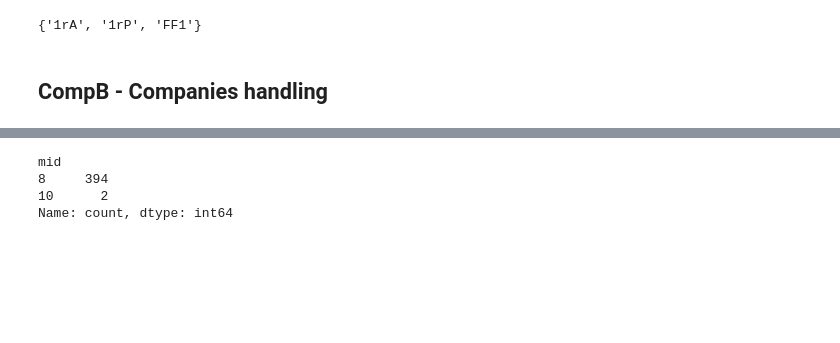
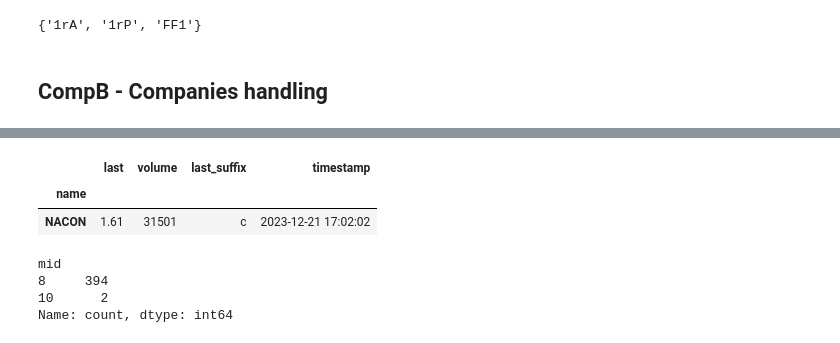
Before and after one commit to camilziane/bourse_big_data, a Jupyter notebook: analyzer/analyzer_playground.ipynb, the cells around one changed output, grey strips where cells are left out. Saved outputs shown, nothing was run; the diff lists cells and outputs as text; code cells hidden in the pictures; blank space fills up the shorter version.

```diff
--- a/analyzer/analyzer_playground.ipynb
+++ b/analyzer/analyzer_playground.ipynb
@@ -212,3 +245,9 @@ dfs_compB = multi_read_df_from_paths(list(file_infos_df_filtered[file_infos_df_f
+# %%
+compB_df.groupby(["symbol", "name"]).last().loc["1rPNACON"]
+# %% [output]
+|  | last | volume | last_suffix | timestamp |
+| name |  |  |  |  |
+| NACON | 1.61 | 31501 | c | 2023-12-21 17:02:02 |
 # %%
 mid = 8 #TODO get mid from db
 compB_companies = dfs_to_companie(dfs_compB, mid, is_compA=False)
```
Also changed, not shown: parts of 17 cells of this notebook.
